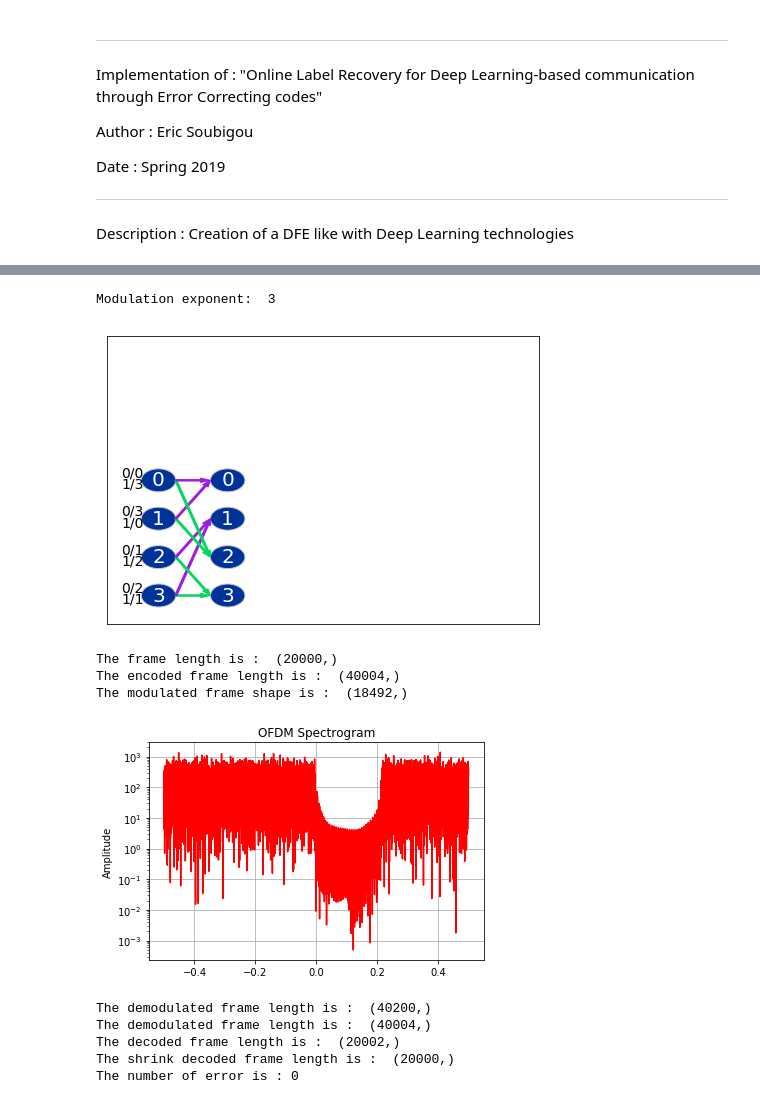
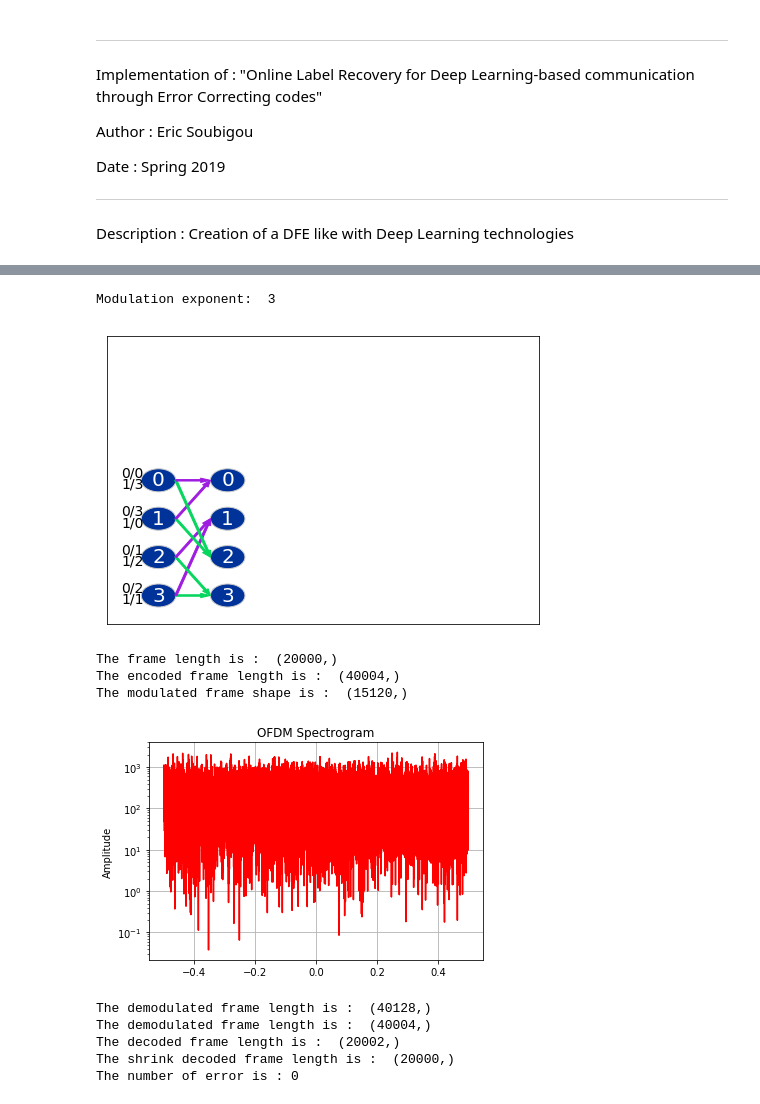
Before and after one commit to EricSoubigou/Deep-Net-Pre-Equalizer, a Jupyter notebook: online_label_recovery.ipynb, the cells around one changed output, grey strips where cells are left out. Cells and saved outputs as stored; diff of their text form; code cells hidden in the pictures.

Commit message:
Update of implementation with ZF equalizer

```diff
--- a/online_label_recovery.ipynb
+++ b/online_label_recovery.ipynb
@@ -57,25 +64,5 @@ import torch
 #from keras import backend as K
 #from keras.models import Sequential
 #from keras.layers.core import Dense, Lambda
-# %%
-### Simulation import
-from commpy.channelcoding.convcode import Trellis, conv_encode, viterbi_decode
-from commpy.modulation import *
-
-### Simulation initialization
-
-# Channel code parameters + trellis generation
-mem_size = np.array([2])
-g_matrix = np.array([[0o5, 0o7]])
-
-# Modulation parameters
-modulation_order = 2
-frame_length = 256
-
-# OFDM parameters
-nb_carriers = 64
-cp_length = 8
-g_i_interval = 0
-off_carrier = 0
 # %%
 """ Return if the number is a power of two.
@@ -340,10 +477,11 @@ trellis = Trellis(mem_size, g_matrix)
 modulation_order = 8
 frame_length = 20000
 
-# OFDM parameters
-nb_carriers = 128
-cp_length = 10
-off_carrier = 28
+# OFDM parameters (According to the paper "Online Label Recovery for Deep Learning-based communication through Error Correcting codes")
+nb_carriers = 64
+cp_length = 8
+off_carrier = 0
+equalizer = "ZF"
 
 # Creation of the emiter
 emiter = Emiter(
@@ -380,37 +518,37 @@ awgn_channel = AWGN_Channel(mean, var, non_lin_coeff=0, iq_imbalance=None)
 received_frame = awgn_channel.get_trough(mod_frame)
 
 # Creation of the receiver
 receiver = Receiver(
-    cp_length, nb_carriers, modulation_order, trellis, nb_off_carriers=off_carrier
+    cp_length, nb_carriers, modulation_order, trellis, nb_off_carriers=off_carrier, equalizer_type=equalizer
 )
 
 # Demodulation of the received frame
 demod_frame = receiver.demodulate_frame(received_frame, demod_type="hard")
 print("The demodulated frame length is : ", demod_frame.shape)
 
 # Shrink for convinience
 demod_frame = demod_frame[: len(enc_frame)]
 print("The demodulated frame length is : ", demod_frame.shape)
 
 # Decoding frame
 dec_frame = receiver.decode(demod_frame)
 print("The decoded frame length is : ", dec_frame.shape)
 
 # Shrink the last part of the decoded frame before comparing the results
 dec_frame = dec_frame[: len(frame)]
 print("The shrink decoded frame length is : ", dec_frame.shape)
 
 # Comparing the error
 nb_err = np.sum(dec_frame != frame)
 print("The number of error is :", nb_err)
 # %% [output]
 Modulation exponent:  3
 [figure]
 The frame length is :  (20000,)
 The encoded frame length is :  (40004,)
-The modulated frame shape is :  (18492,)
+The modulated frame shape is :  (15120,)
-[figure, old version]
+[figure, new version]
-The demodulated frame length is :  (40200,)
+The demodulated frame length is :  (40128,)
 The demodulated frame length is :  (40004,)
 The decoded frame length is :  (20002,)
 The shrink decoded frame length is :  (20000,)
```
Also changed, not shown: parts of 10 cells of this notebook, 1 other file.
